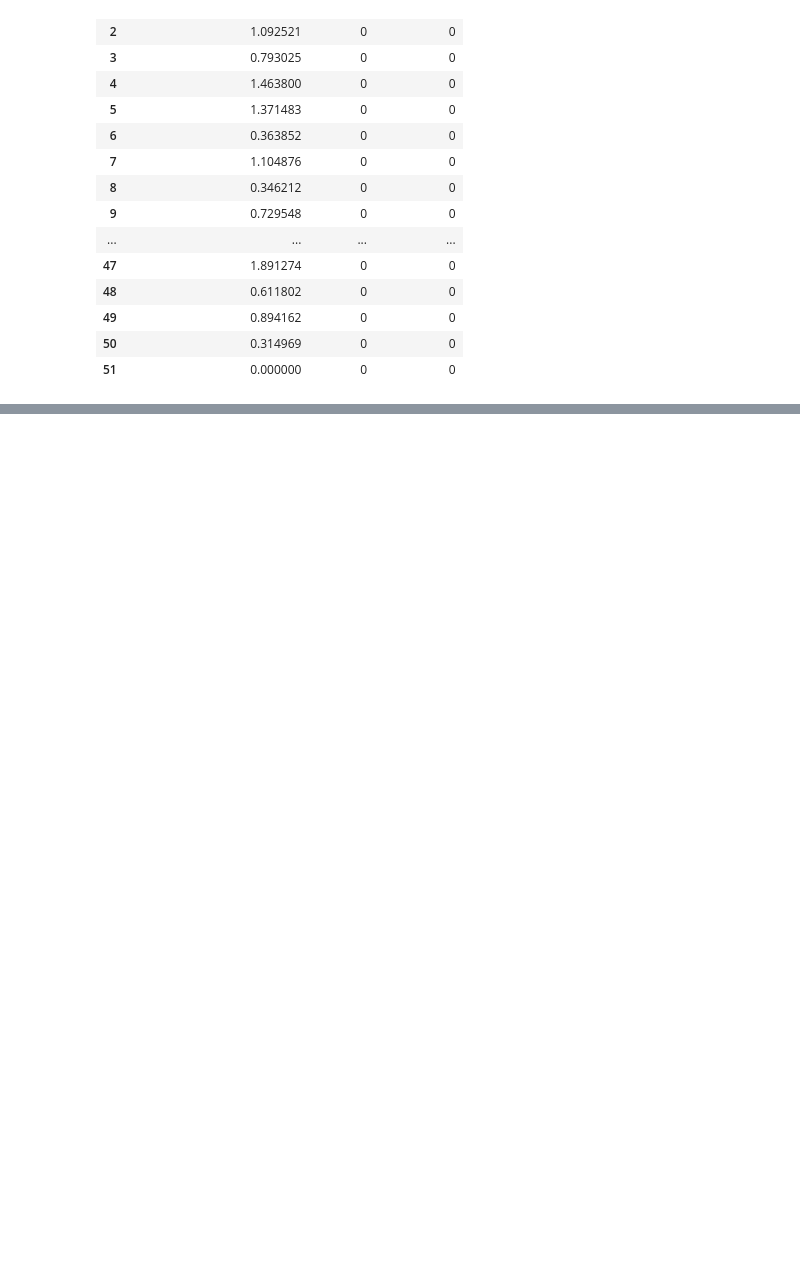
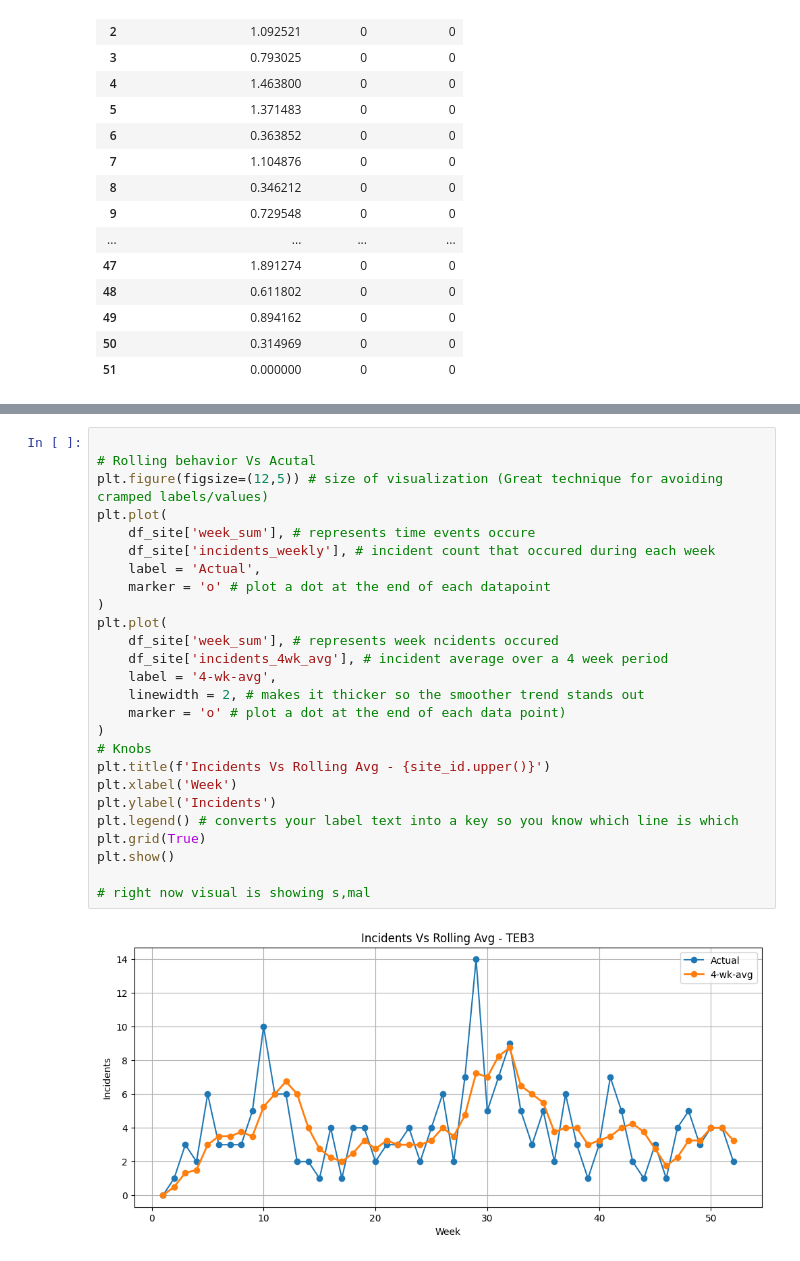
Before and after one commit to JudeMirac/Saftey-Risk-Analysis, a Jupyter notebook: notebooks/Exploratory_Analysis.ipynb, the cells around one changed output, grey strips where cells are left out. Saved outputs shown, nothing was run; the diff lists cells and outputs as text; blank space fills up the shorter version.

```diff
--- a/notebooks/Exploratory_Analysis.ipynb
+++ b/notebooks/Exploratory_Analysis.ipynb
@@ -95,0 +144,28 @@ site_exposure[['incidents_per_10k_hours_rate', 'high_risk', 'extreme_risk']]
+# %%
+
+# Rolling behavior Vs Acutal
+plt.figure(figsize=(12,5)) # size of visualization (Great technique for avoiding cramped labels/values)
+plt.plot(
+    df_site['week_sum'], # represents time events occure
+    df_site['incidents_weekly'], # incident count that occured during each week
+    label = 'Actual',
+    marker = 'o' # plot a dot at the end of each datapoint
+)
+plt.plot(
+    df_site['week_sum'], # represents week ncidents occured
+    df_site['incidents_4wk_avg'], # incident average over a 4 week period
+    label = '4-wk-avg',
+    linewidth = 2, # makes it thicker so the smoother trend stands out
+    marker = 'o' # plot a dot at the end of each data point)
+)
+# Knobs
+plt.title(f'Incidents Vs Rolling Avg - {site_id.upper()}')
+plt.xlabel('Week')
+plt.ylabel('Incidents')
+plt.legend() # converts your label text into a key so you know which line is which
+plt.grid(True)
+plt.show()
+
+# right now visual is showing s,mal
+# %% [output]
+[figure, added]
```
Also changed, not shown: parts of 14 cells of this notebook, 3 other files.
